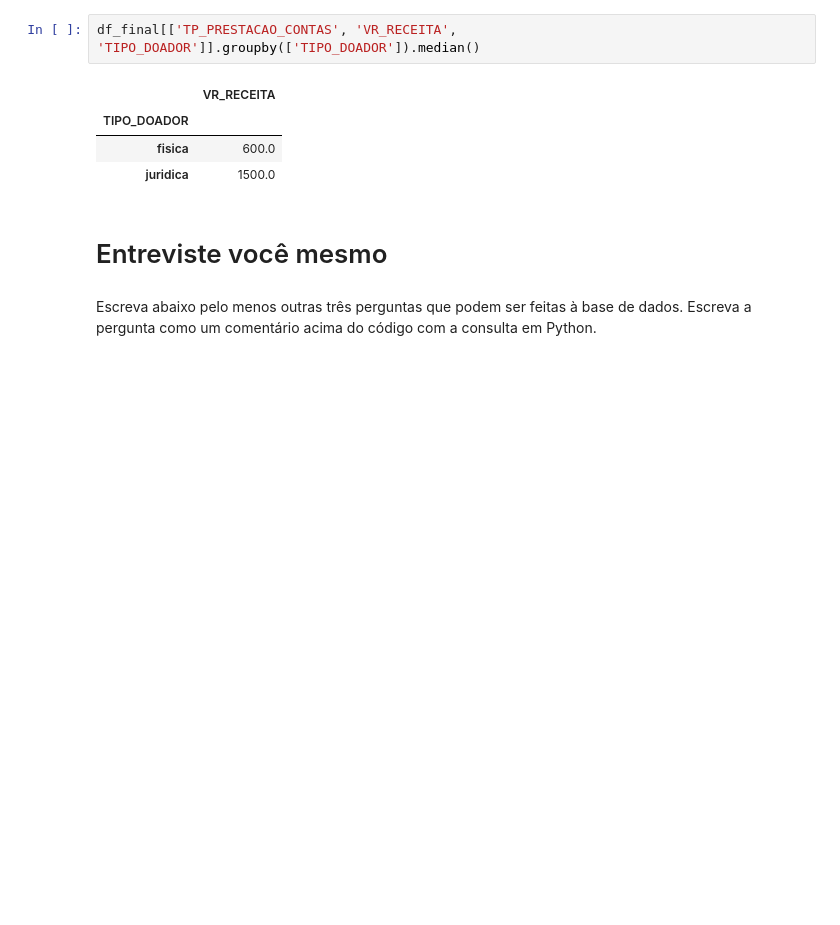
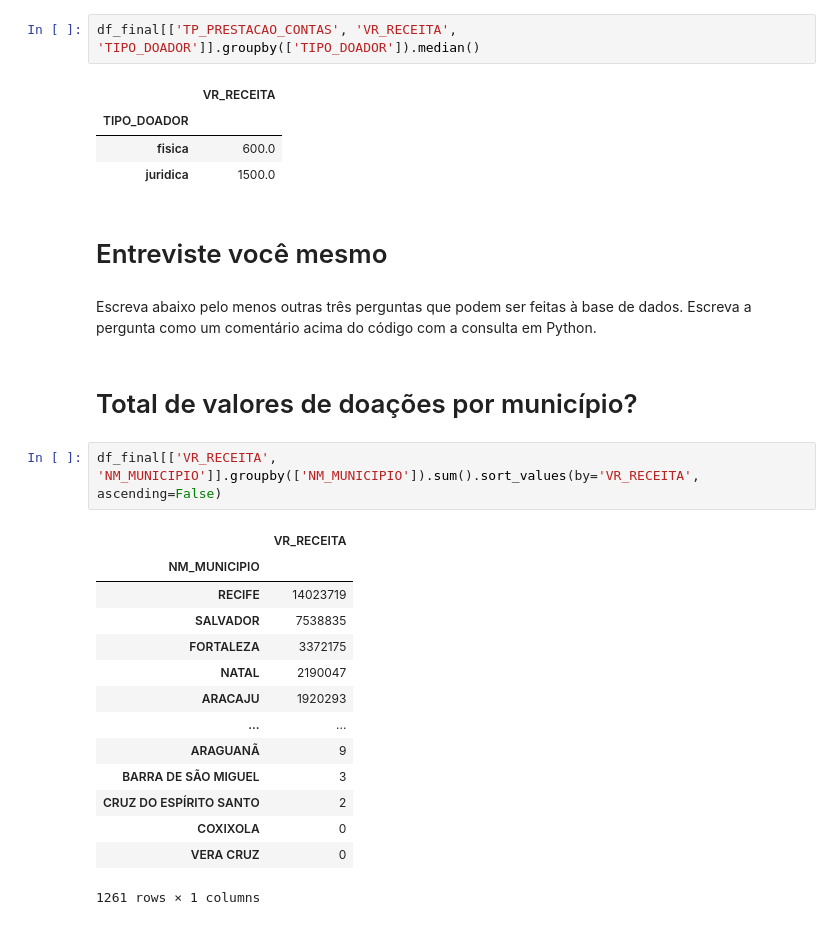
Before and after one commit to rg0wv0/python-inovacao-civica, a Jupyter notebook: semana_2/desafio/desafio-Copy1.ipynb, the cells around one changed output. Drawn from its saved outputs; the diff is of its cells as text; blank space fills up the shorter version.

```diff
--- a/semana_2/desafio/desafio-Copy1.ipynb
+++ b/semana_2/desafio/desafio-Copy1.ipynb
@@ -286,3 +286,22 @@ df_final[['TP_PRESTACAO_CONTAS', 'VR_RECEITA', 'TIPO_DOADOR']].groupby(['TIPO_DO
 # Entreviste você mesmo
 # %% [markdown]
 Escreva abaixo pelo menos outras três perguntas que podem ser feitas à base de dados. Escreva a pergunta como um comentário acima do código com a consulta em Python.
+# %% [markdown]
+# Total de valores de doações por município?
+# %%
+df_final[['VR_RECEITA', 'NM_MUNICIPIO']].groupby(['NM_MUNICIPIO']).sum().sort_values(by='VR_RECEITA', ascending=False)
+# %% [output]
+|  | VR_RECEITA |
+| NM_MUNICIPIO |  |
+| RECIFE | 14023719 |
+| SALVADOR | 7538835 |
+| FORTALEZA | 3372175 |
+| NATAL | 2190047 |
+| ARACAJU | 1920293 |
+| ... | ... |
+| ARAGUANÃ | 9 |
+| BARRA DE SÃO MIGUEL | 3 |
+| CRUZ DO ESPÍRITO SANTO | 2 |
+| COXIXOLA | 0 |
+| VERA CRUZ | 0 |
+1261 rows × 1 columns
```
Also changed, not shown: parts of 7 cells of this notebook.
